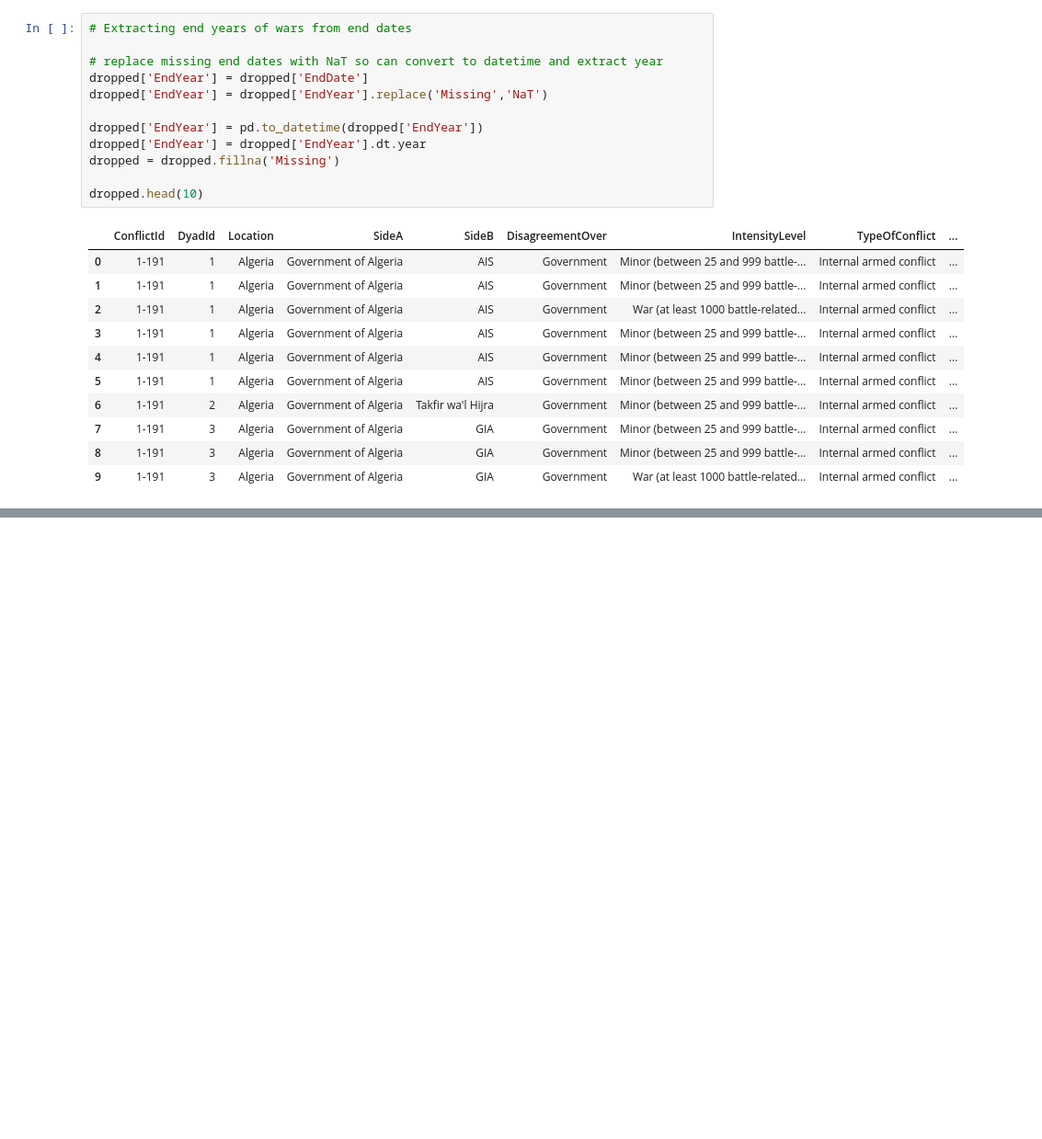
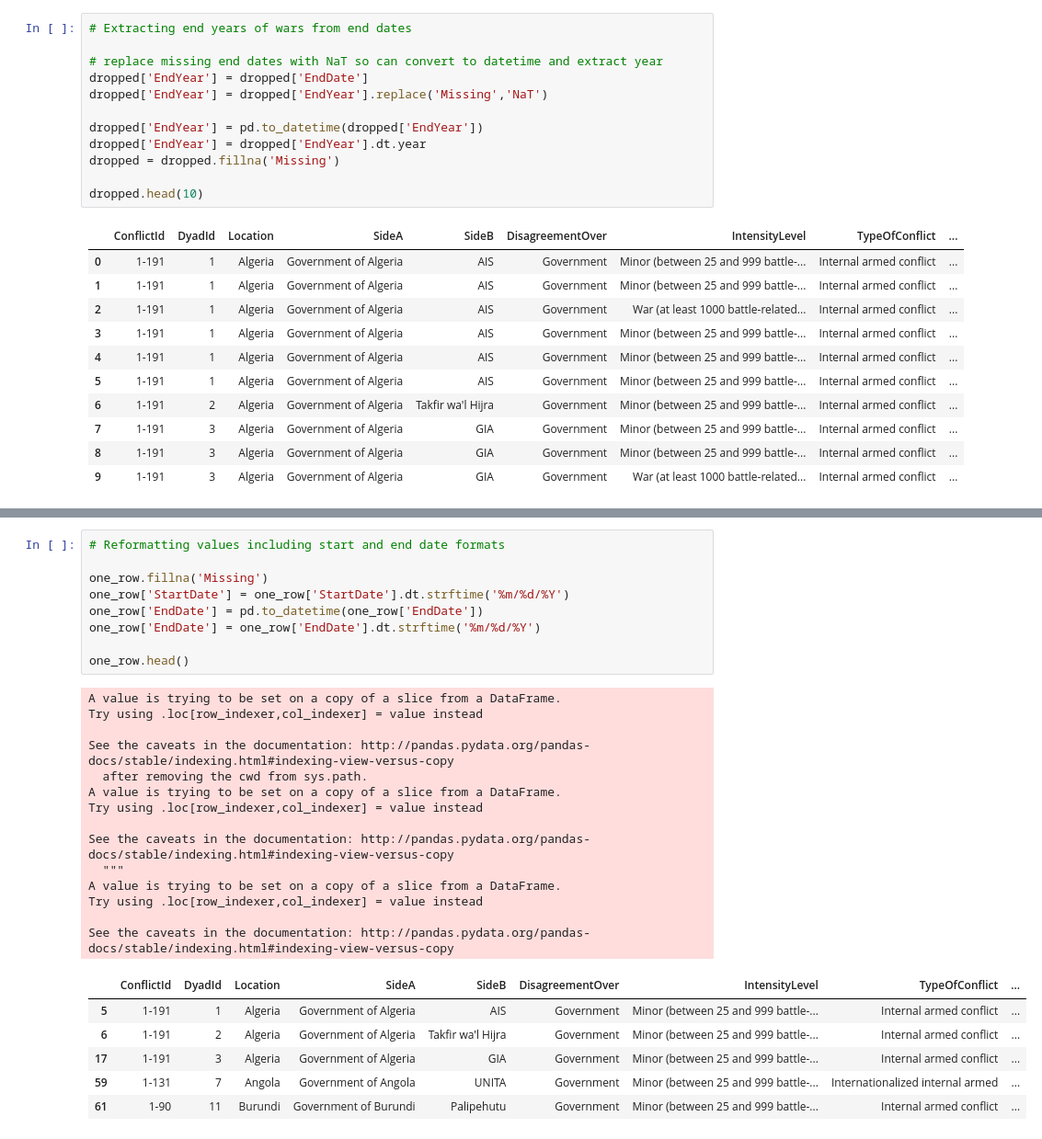
Before and after one commit to ds-modules/POLSCI-5, a Jupyter notebook: Cleaning_2.ipynb, the cells around one changed output, grey strips where cells are left out. Shown at 92% size. Saved outputs shown, nothing was run; the diff lists cells and outputs as text; blank space fills up the shorter version.

```diff
--- a/Cleaning_2.ipynb
+++ b/Cleaning_2.ipynb
@@ -206,0 +242,30 @@ dropped.head(10)
+# %%
+# Reformatting values including start and end date formats
+
+one_row.fillna('Missing')
+one_row['StartDate'] = one_row['StartDate'].dt.strftime('%m/%d/%Y')
+one_row['EndDate'] = pd.to_datetime(one_row['EndDate'])
+one_row['EndDate'] = one_row['EndDate'].dt.strftime('%m/%d/%Y')
+
+one_row.head()
+# %% [output]
+A value is trying to be set on a copy of a slice from a DataFrame.
+Try using .loc[row_indexer,col_indexer] = value instead
+
+See the caveats in the documentation: http://pandas.pydata.org/pandas-docs/stable/indexing.html#indexing-view-versus-copy
+  after removing the cwd from sys.path.
+A value is trying to be set on a copy of a slice from a DataFrame.
+Try using .loc[row_indexer,col_indexer] = value instead
+
+See the caveats in the documentation: http://pandas.pydata.org/pandas-docs/stable/indexing.html#indexing-view-versus-copy
+  """
+A value is trying to be set on a copy of a slice from a DataFrame.
+Try using .loc[row_indexer,col_indexer] = value instead
+
+See the caveats in the documentation: http://pandas.pydata.org/pandas-docs/stable/indexing.html#indexing-view-versus-copy
+|  | ConflictId | DyadId | Location | SideA | SideB | DisagreementOver | IntensityLevel | TypeOfConflict | ... |
+| 5 | 1-191 | 1 | Algeria | Government of Algeria | AIS | Government | Minor (between 25 and 999 battle-... | Internal armed conflict | ... |
+| 6 | 1-191 | 2 | Algeria | Government of Algeria | Takfir wa'l Hijra | Government | Minor (between 25 and 999 battle-... | Internal armed conflict | ... |
+| 17 | 1-191 | 3 | Algeria | Government of Algeria | GIA | Government | Minor (between 25 and 999 battle-... | Internal armed conflict | ... |
+| 59 | 1-131 | 7 | Angola | Government of Angola | UNITA | Government | Minor (between 25 and 999 battle-... | Internationalized internal armed | ... |
+| 61 | 1-90 | 11 | Burundi | Government of Burundi | Palipehutu | Government | Minor (between 25 and 999 battle-... | Internal armed conflict | ... |
```
Also changed, not shown: parts of 6 cells of this notebook.
